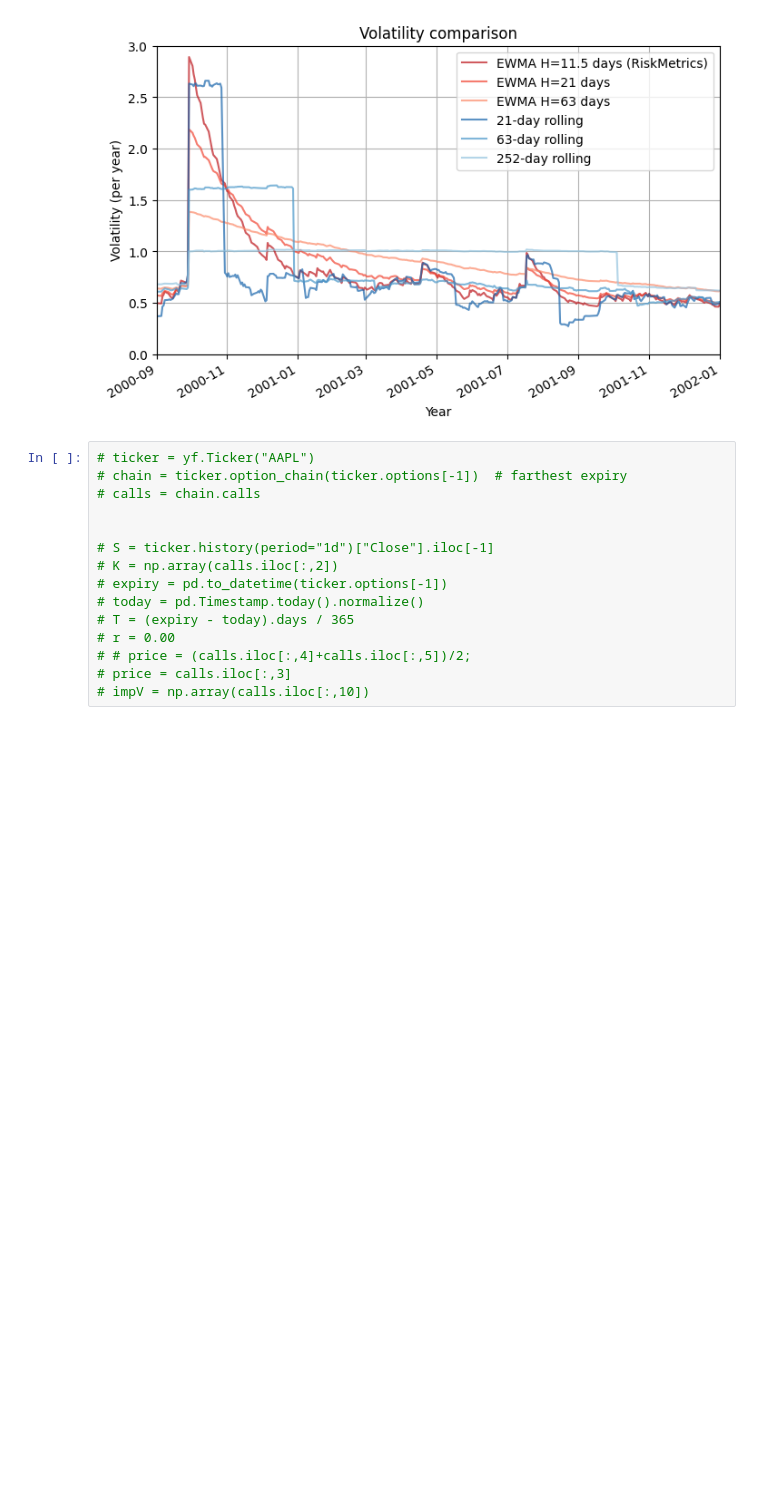
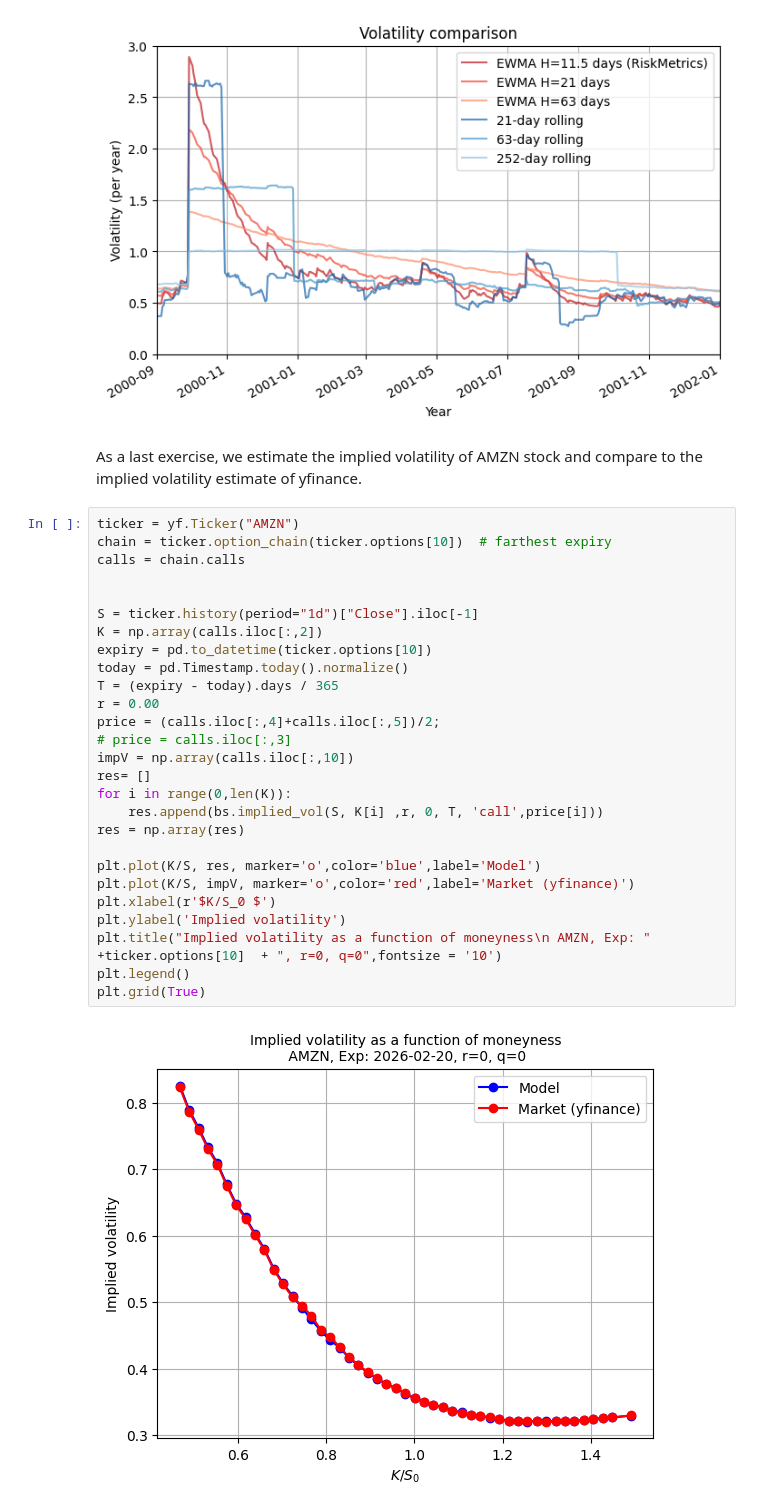
Before and after one commit to rebalkin/Quant-portfolio, a Jupyter notebook: notebooks/volatility_estimation.ipynb, the cells around one changed output. Saved outputs shown, nothing was run; the diff lists cells and outputs as text; blank space fills up the shorter version.

```diff
--- a/notebooks/volatility_estimation.ipynb
+++ b/notebooks/volatility_estimation.ipynb
@@ -129,18 +151,34 @@ ax.grid(True)
 plt.show()
 # %% [output]
 [figure]
+# %% [markdown]
+As a last exercise, we estimate the implied volatility of AMZN stock and compare to the implied volatility estimate of yfinance.
 # %%
-# ticker = yf.Ticker("AAPL")
-# chain = ticker.option_chain(ticker.options[-1])  # farthest expiry
-# calls = chain.calls
+ticker = yf.Ticker("AMZN")
+chain = ticker.option_chain(ticker.options[10])  # farthest expiry
+calls = chain.calls
 
 
-# S = ticker.history(period="1d")["Close"].iloc[-1]
-# K = np.array(calls.iloc[:,2])
-# expiry = pd.to_datetime(ticker.options[-1])
-# today = pd.Timestamp.today().normalize()
-# T = (expiry - today).days / 365
-# r = 0.00
-# # price = (calls.iloc[:,4]+calls.iloc[:,5])/2;
+S = ticker.history(period="1d")["Close"].iloc[-1]
+K = np.array(calls.iloc[:,2])
+expiry = pd.to_datetime(ticker.options[10])
+today = pd.Timestamp.today().normalize()
+T = (expiry - today).days / 365
+r = 0.00
+price = (calls.iloc[:,4]+calls.iloc[:,5])/2;
 # price = calls.iloc[:,3]
-# impV = np.array(calls.iloc[:,10])
+impV = np.array(calls.iloc[:,10])
+res= []
+for i in range(0,len(K)):
+    res.append(bs.implied_vol(S, K[i] ,r, 0, T, 'call',price[i]))
+res = np.array(res)
+
+plt.plot(K/S, res, marker='o',color='blue',label='Model')
+plt.plot(K/S, impV, marker='o',color='red',label='Market (yfinance)')
+plt.xlabel(r'$K/S_0 $')
+plt.ylabel('Implied volatility')
+plt.title("Implied volatility as a function of moneyness\n AMZN, Exp: " +ticker.options[10]  + ", r=0, q=0",fontsize = '10')
+plt.legend()
+plt.grid(True)
+# %% [output]
+[figure, added]
```
Also changed, not shown: parts of 14 cells of this notebook.
